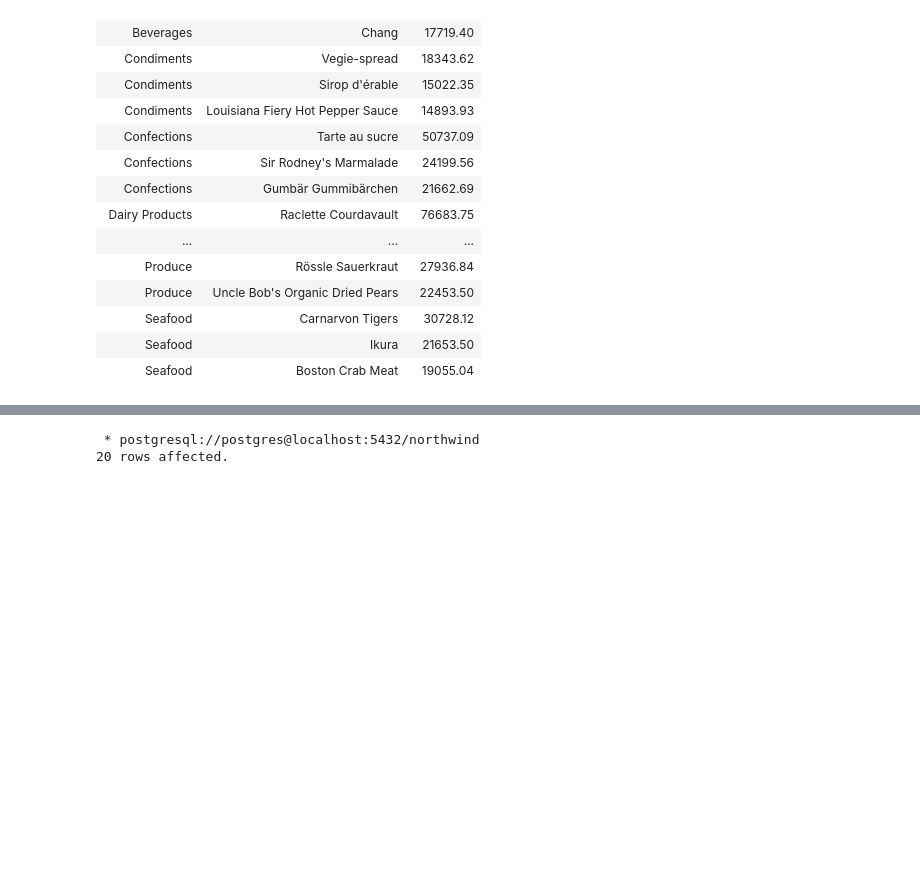
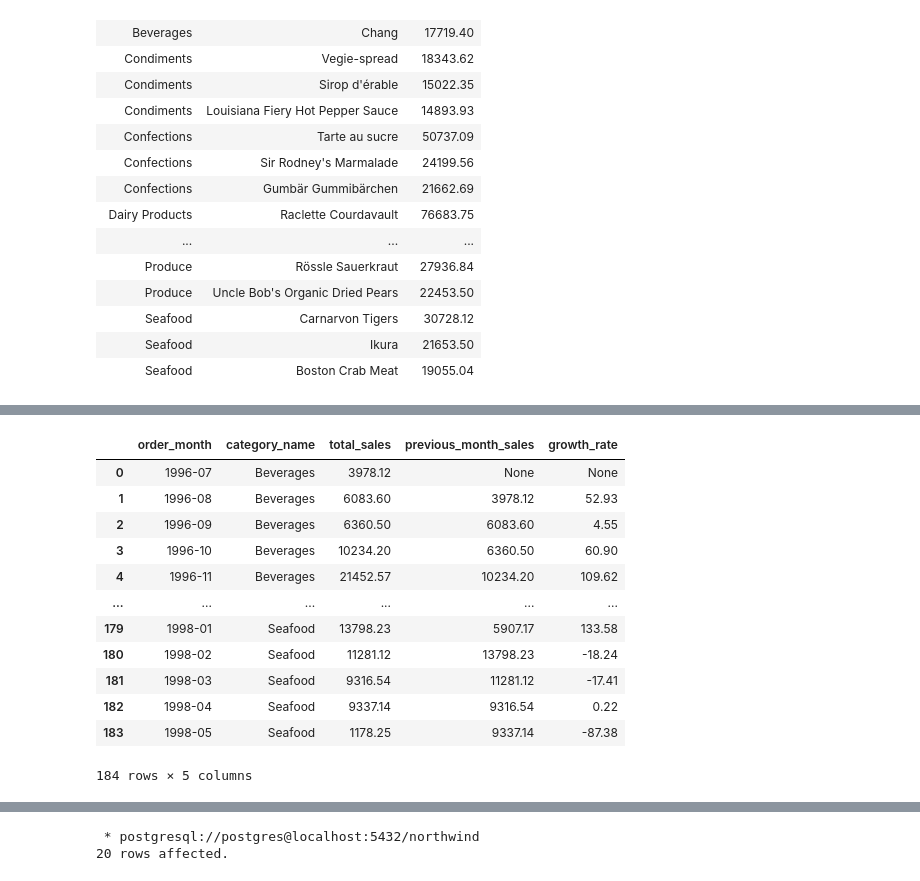
Before and after one commit to ddibara5/northwind-traders, a Jupyter notebook: northwind_traders.ipynb, the cells around one changed output, grey strips where cells are left out. Cells and saved outputs as stored; diff of their text form; code cells hidden in the pictures; blank space fills up the shorter version.

```diff
--- a/northwind_traders.ipynb
+++ b/northwind_traders.ipynb
@@ -322,0 +338,18 @@ WINDOW w1 AS (PARTITION BY category_name ORDER BY order_month)
+# %%
+# Save sql query to a dataframe and plot using seaborn to monitor monthly trends in sales and growth rates
+df = category_sales.DataFrame()
+df
+# %% [output]
+|  | order_month | category_name | total_sales | previous_month_sales | growth_rate |
+| 0 | 1996-07 | Beverages | 3978.12 | None | None |
+| 1 | 1996-08 | Beverages | 6083.60 | 3978.12 | 52.93 |
+| 2 | 1996-09 | Beverages | 6360.50 | 6083.60 | 4.55 |
+| 3 | 1996-10 | Beverages | 10234.20 | 6360.50 | 60.90 |
+| 4 | 1996-11 | Beverages | 21452.57 | 10234.20 | 109.62 |
+| ... | ... | ... | ... | ... | ... |
+| 179 | 1998-01 | Seafood | 13798.23 | 5907.17 | 133.58 |
+| 180 | 1998-02 | Seafood | 11281.12 | 13798.23 | -18.24 |
+| 181 | 1998-03 | Seafood | 9316.54 | 11281.12 | -17.41 |
+| 182 | 1998-04 | Seafood | 9337.14 | 9316.54 | 0.22 |
+| 183 | 1998-05 | Seafood | 1178.25 | 9337.14 | -87.38 |
+184 rows × 5 columns
```
Also changed, not shown: parts of 6 cells of this notebook, 1 other file.
